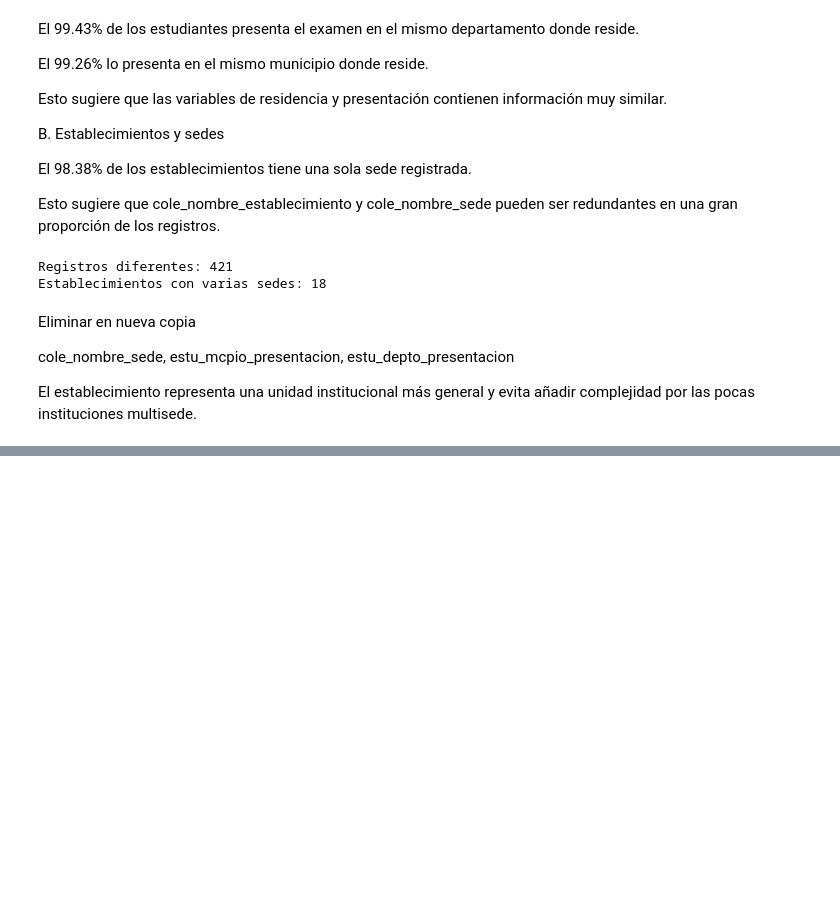
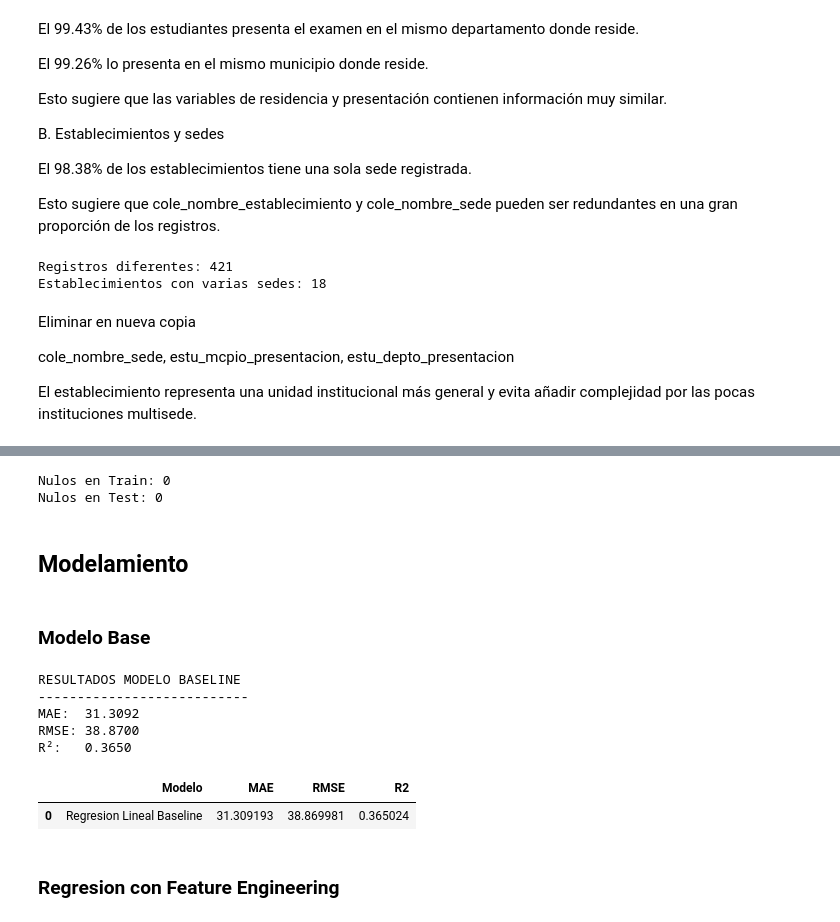
Before and after one commit to kcaicedor/despliegue_icfes, a Jupyter notebook: icfes_ml.ipynb, the cells around one changed output, grey strips where cells are left out. Cells and saved outputs as stored; diff of their text form; code cells hidden in the pictures; blank space fills up the shorter version.

```diff
--- a/icfes_ml.ipynb
+++ b/icfes_ml.ipynb
@@ -892,0 +1085,10 @@ print("Dimensiones después:", X_train_fe2.shape)
+# %%
+print("Nulos en Train:", X_train_fe5.isnull().sum().sum())
+print("Nulos en Test:", X_test_fe5.isnull().sum().sum())
+# %% [output]
+Nulos en Train: 0
+Nulos en Test: 0
+# %% [markdown]
+## Modelamiento
+# %% [markdown]
+### Modelo Base
@@ -892,0 +1138,55 @@ print("Dimensiones después:", X_train_fe2.shape)
+# %%
+from sklearn.linear_model import LinearRegression
+
+modelo_base = Pipeline([
+    ("preprocesamiento", preprocessor_base),
+    ("regresion", LinearRegression())
+])
+# %%
+modelo_base.fit(X_train_base, y_train_base)
+
+y_pred_base = modelo_base.predict(X_test_base)
+
+
+from sklearn.metrics import (
+    mean_absolute_error,
+    mean_squared_error,
+    r2_score
+)
+
+mae_base = mean_absolute_error(y_test_base, y_pred_base)
+
+rmse_base = np.sqrt(
+    mean_squared_error(y_test_base, y_pred_base)
+)
+
+r2_base = r2_score(y_test_base, y_pred_base)
+
+print("RESULTADOS MODELO BASELINE")
+print("---------------------------")
+print(f"MAE:  {mae_base:.4f}")
+print(f"RMSE: {rmse_base:.4f}")
+print(f"R²:   {r2_base:.4f}")
+# %% [output]
+RESULTADOS MODELO BASELINE
+---------------------------
+MAE:  31.3092
+RMSE: 38.8700
+R²:   0.3650
+# %%
+# guardar
+resultados_modelos = pd.DataFrame([
+    {
+        "Modelo": "Regresion Lineal Baseline",
+        "MAE": mae_base,
+        "RMSE": rmse_base,
+        "R2": r2_base
+    }
+])
+
+display(resultados_modelos)
+# %% [output]
+|  | Modelo | MAE | RMSE | R2 |
+| 0 | Regresion Lineal Baseline | 31.309193 | 38.869981 | 0.365024 |
+# %% [markdown]
+### Regresion con Feature Engineering
```
Also changed, not shown: parts of 29 cells of this notebook, 1 other file.
